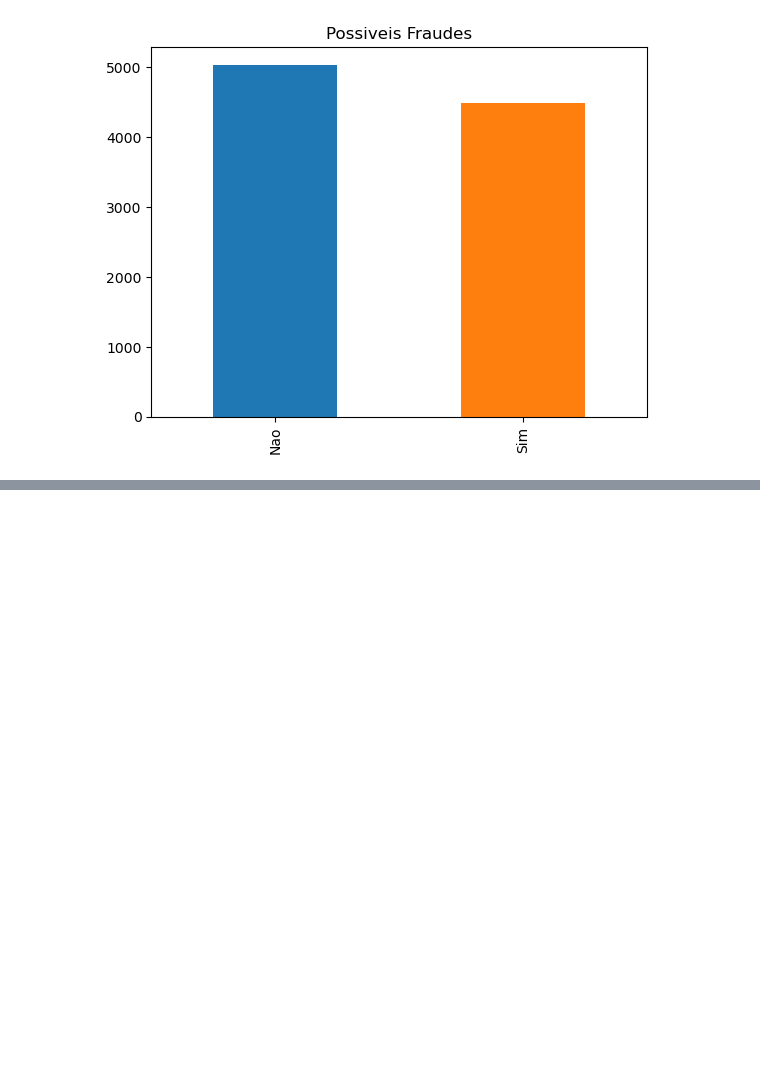
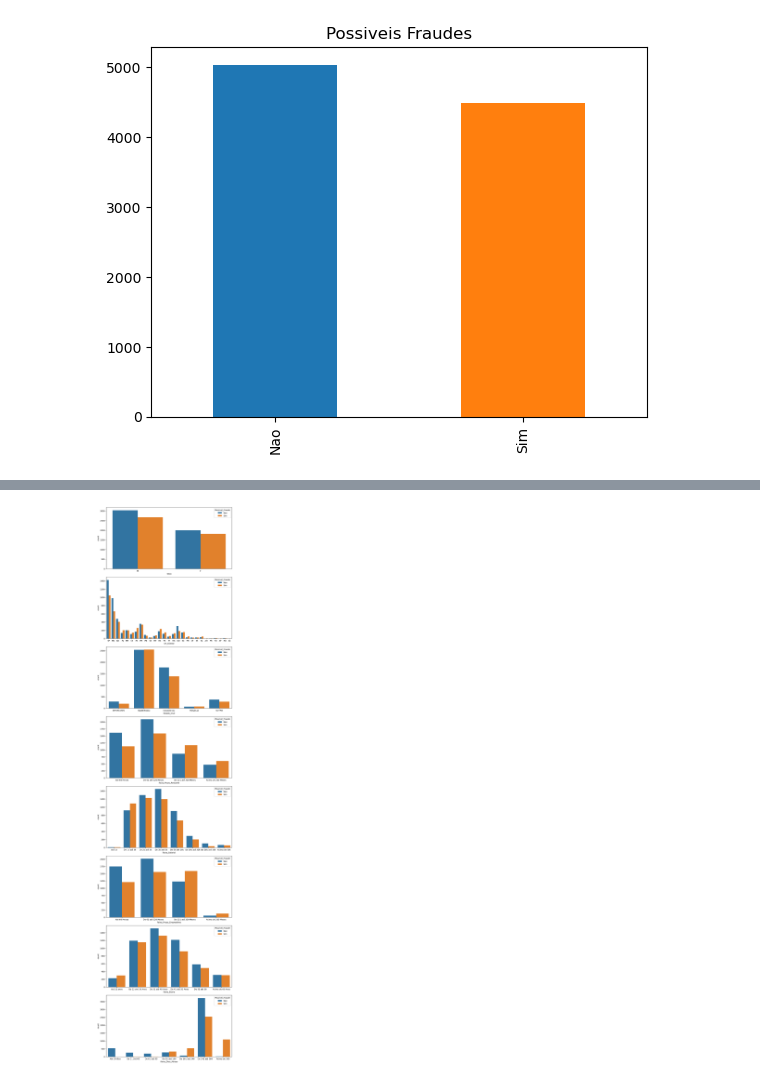
Before and after one commit to DevTheo25/Analise-de-Fraude, a Jupyter notebook: AnaliseFraude.ipynb, the cells around one changed output, grey strips where cells are left out. Cells and saved outputs as stored; diff of their text form; code cells hidden in the pictures; blank space fills up the shorter version.

```diff
--- a/AnaliseFraude.ipynb
+++ b/AnaliseFraude.ipynb
@@ -408,0 +454,11 @@ df_original["Possivel_Fraude"].value_counts().plot(kind="bar", title="Possiveis
+# %%
+# Chamaremos nosso novo conjunto de dados de df_dados
+
+columns = ['Sexo', 'UF_Cliente', 'Perc_Juros',
+       'VL_Emprestimo', 'VL_Emprestimo_ComJuros', 'QT_Total_Parcelas_Pagas',
+       'QT_Total_Parcelas_Pagas_EmDia', 'QT_Total_Parcelas_Pagas_EmAtraso',
+       'Qt_Renegociacao', 'Estado_Civil', 'QT_Parcelas_Atraso', 'Saldo_Devedor',
+       'Total_Pago', 'Faixa_Prazo_Restante', 'Faixa_Salarial', 'Faixa_Prazo_Emprestimo', 'Faixa_Etaria',
+       'Faixa_Dias_Atraso', 'Possivel_Fraude']
+
+df_dados = pd.DataFrame(df_original, columns=columns)
@@ -408,0 +498,21 @@ df_original["Possivel_Fraude"].value_counts().plot(kind="bar", title="Possiveis
+# %%
+# Selecionando variáveis categóricas
+variaveis_cat = ["Sexo", "UF_Cliente", "Estado_Civil", "Faixa_Prazo_Restante", "Faixa_Salarial", "Faixa_Prazo_Emprestimo", "Faixa_Etaria", "Faixa_Dias_Atraso"]
+# %%
+# Visualizando em gráficos, a correlação entre as variáveis categoricas e Target
+
+num_linhas = 10
+num_colunas = 1
+
+
+plt.figure(figsize=(10, 50))
+
+
+for i, coluna in enumerate(variaveis_cat, 1):
+    plt.subplot(num_linhas, num_colunas, i)
+    sns.countplot(data= df_dados, x=coluna, hue= "Possivel_Fraude")
+
+plt.tight_layout()
+plt.show()
+# %% [output]
+[figure, added]
```
Also changed, not shown: parts of 68 cells of this notebook.
